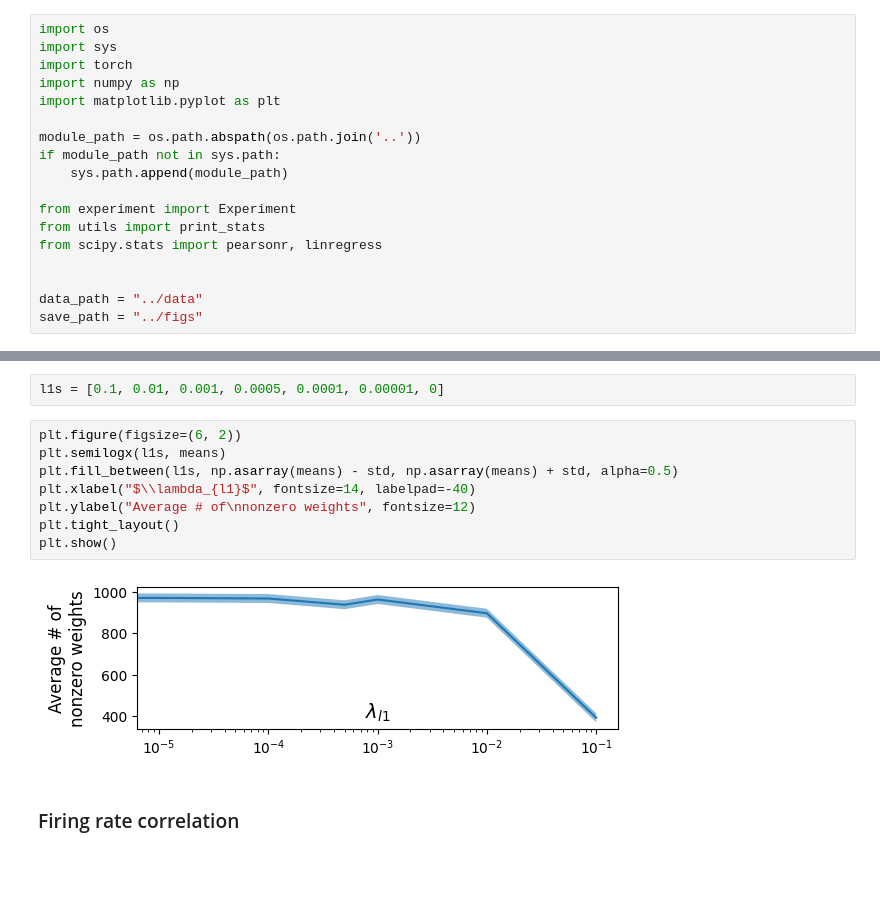
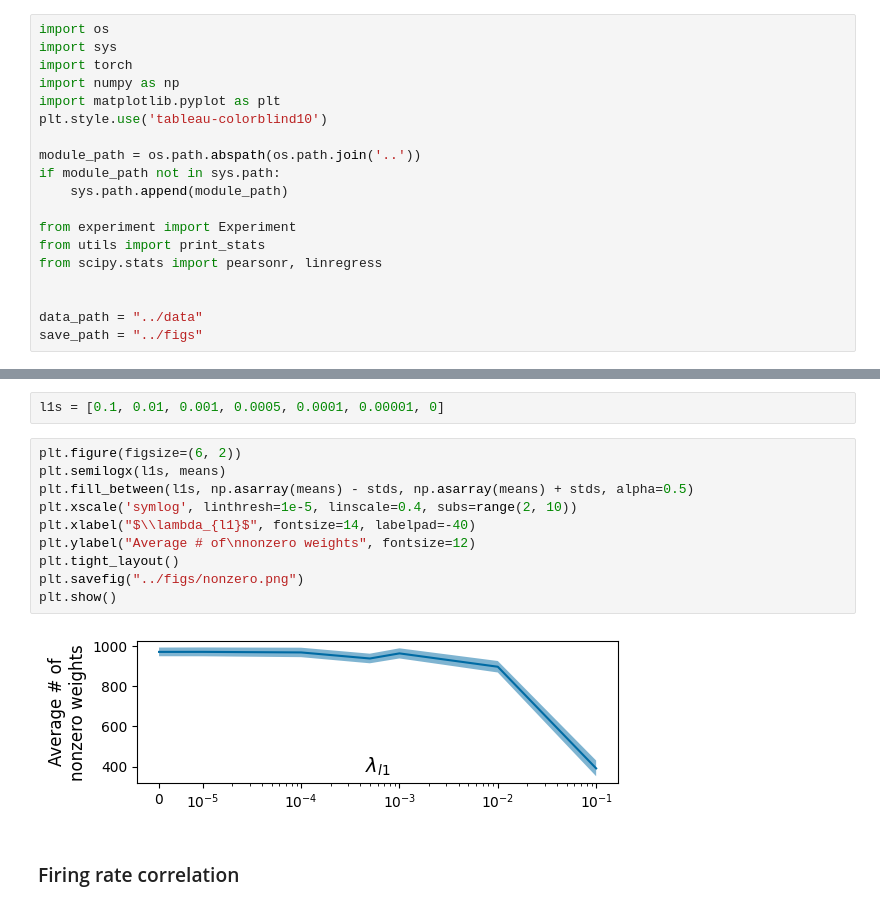
Before and after one commit to ChackMociute/Master-Thesis, a Jupyter notebook: analysis/weights.ipynb, the cells around one changed output, grey strips where cells are left out. Saved outputs shown, nothing was run; the diff lists cells and outputs as text; blank space fills up the shorter version.

Commit message:
Added remapping against variable figures

```diff
--- a/analysis/weights.ipynb
+++ b/analysis/weights.ipynb
@@ -6,6 +6,7 @@ import sys
 import torch
 import numpy as np
 import matplotlib.pyplot as plt
+plt.style.use('tableau-colorblind10')
 
 module_path = os.path.abspath(os.path.join('..'))
 if module_path not in sys.path:
@@ -105,13 +106,15 @@ l1s = [0.1, 0.01, 0.001, 0.0005, 0.0001, 0.00001, 0]
 # %%
 plt.figure(figsize=(6, 2))
 plt.semilogx(l1s, means)
-plt.fill_between(l1s, np.asarray(means) - std, np.asarray(means) + std, alpha=0.5)
+plt.fill_between(l1s, np.asarray(means) - stds, np.asarray(means) + stds, alpha=0.5)
+plt.xscale('symlog', linthresh=1e-5, linscale=0.4, subs=range(2, 10))
 plt.xlabel("$\\lambda_{l1}$", fontsize=14, labelpad=-40)
 plt.ylabel("Average # of\nnonzero weights", fontsize=12)
 plt.tight_layout()
+plt.savefig("../figs/nonzero.png")
 plt.show()
 # %% [output]
-[figure, old version]
+[figure, new version]
 # %% [markdown]
 ### Firing rate correlation
 # %%
```
Also changed, not shown: parts of 3 cells of this notebook, 6 other files.
